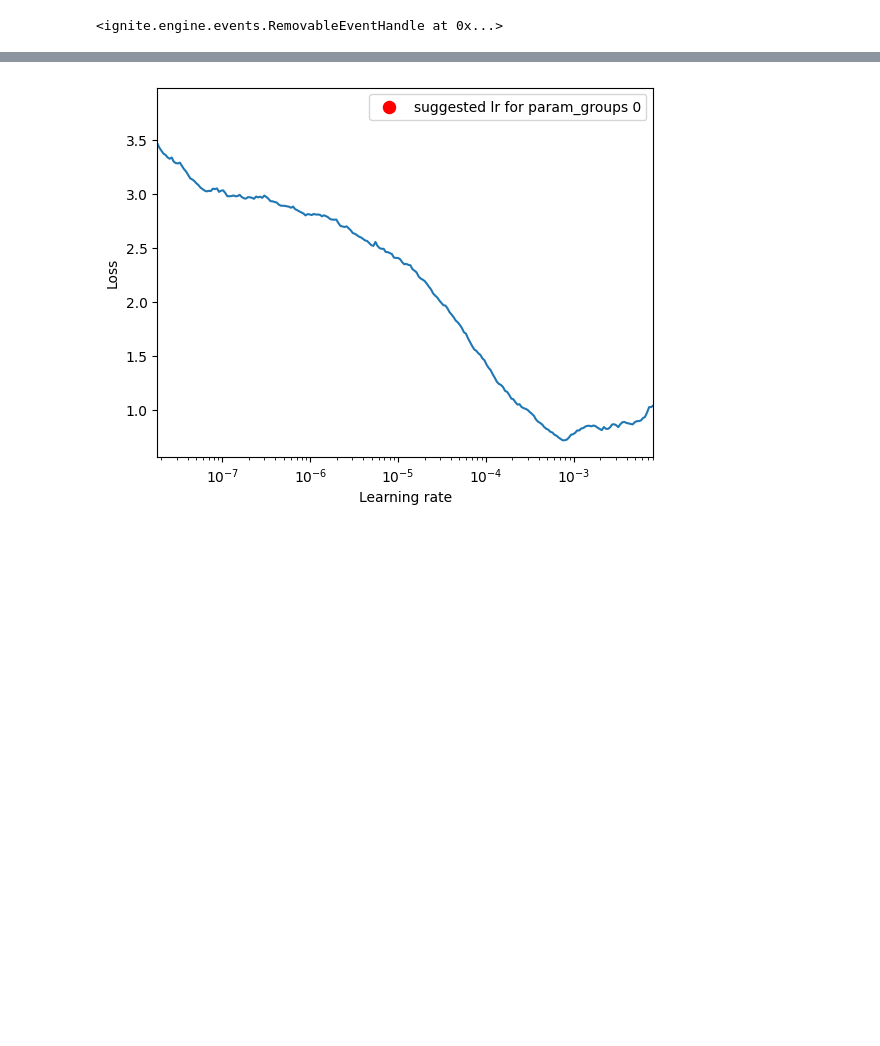
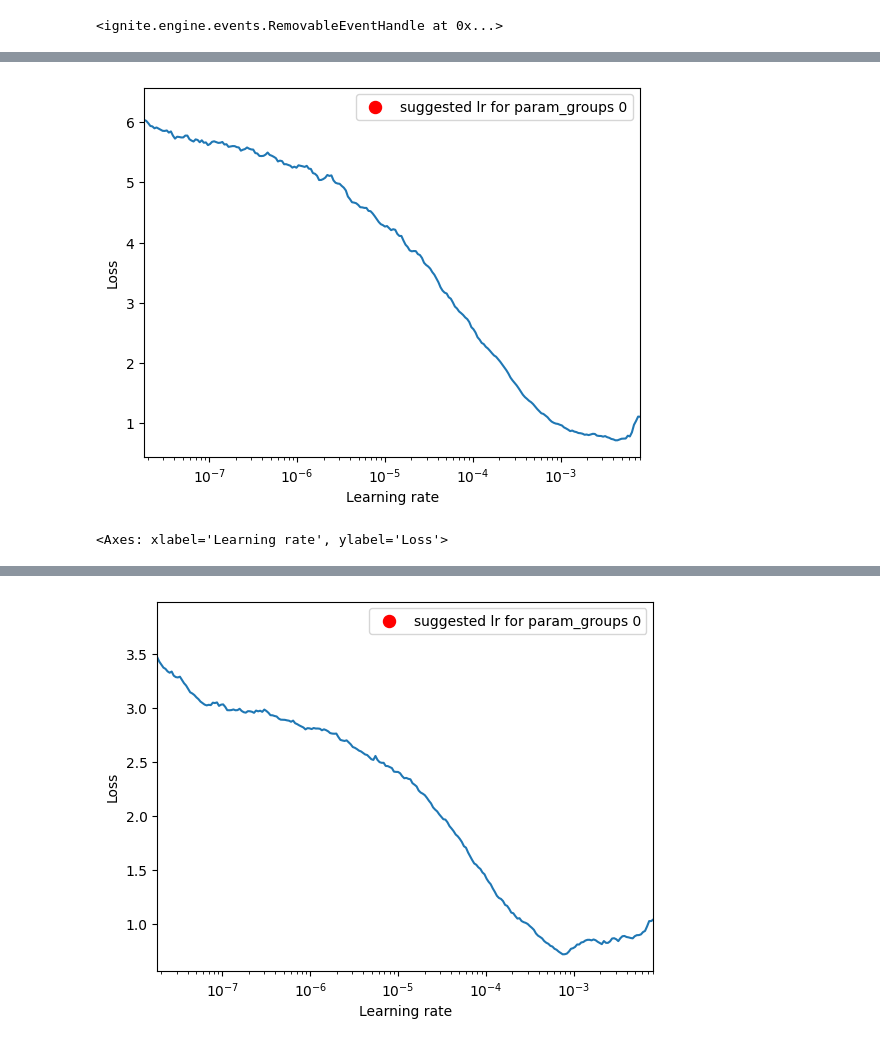
Before and after one commit to danoneata/me-vgs, a Jupyter notebook: find-lr.ipynb, the cells around one changed output, grey strips where cells are left out. Drawn from its saved outputs; the diff is of its cells as text; code cells hidden in the pictures; blank space fills up the shorter version.

Commit message:
More learning rate exploration

```diff
--- a/find-lr.ipynb
+++ b/find-lr.ipynb
@@ -111,0 +112,6 @@ train ·    1 /  257 · loss: 1.426
+# %%
+# config: 24
+lr_finder.plot()
+# %% [output]
+[figure, added]
+<Axes: xlabel='Learning rate', ylabel='Loss'>
```
Also changed, not shown: parts of 6 cells of this notebook.
